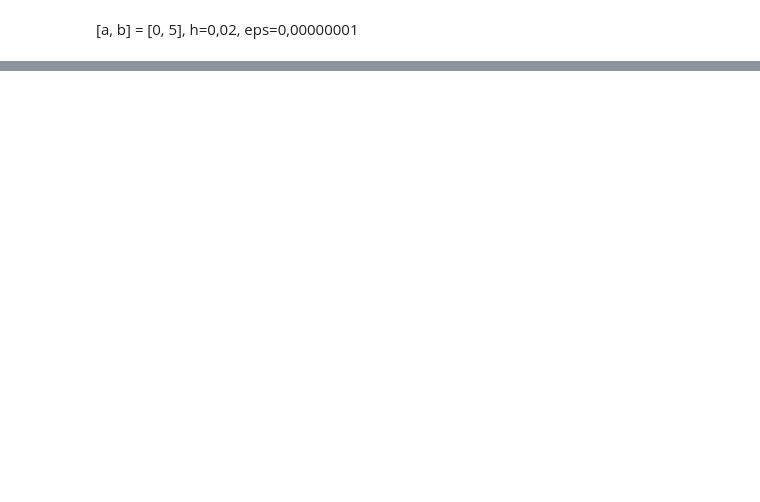
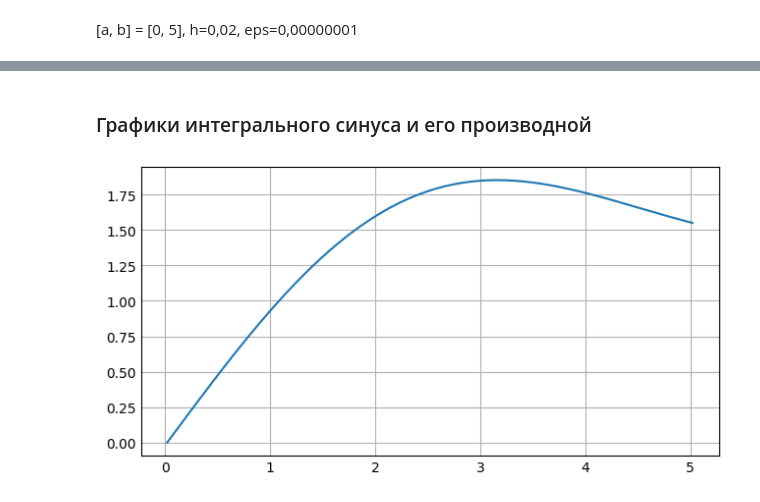
Before and after one commit to BKamol/NumericalMethods, a Jupyter notebook: Lab1.ipynb, the cells around one changed output, grey strips where cells are left out. Cells and saved outputs as stored; diff of their text form; code cells hidden in the pictures; blank space fills up the shorter version.

```diff
--- a/Lab1.ipynb
+++ b/Lab1.ipynb
@@ -1,29 +1,31 @@
 # %% [markdown]
 [a, b] = [0, 5], h=0,02, eps=0,00000001
 # %%
-def Si(x, eps=0.0000001):
+def Si(x: float, eps=0.0000001) -> float:
+    """Интегральный синус"""
     n = 0
     a = x
     q = -x*x*(2*n+1) / ((2*n+3)*(2*n+3)*(2*n+2))
     fx = a
 
     while abs(a) >= eps:
+        q = -x*x*(2*n+1) / ((2*n+3)*(2*n+3)*(2*n+2))
         n += 1
-        q = -x*x*(2*n+1) / ((2*n+3)*(2*n+3)*(2*n+2))
         a *= q
         fx += a
 
     return fx
 
-def dSi(x, eps=0.0000001):
+def dSi(x: float, eps=0.0000001) -> float:
+    """Производная интегрального синуса"""
     n = 0
     a = 1
-    q = -x*x* / ((2*n+2)*(2*n+3))
+    q = -x*x / ((2*n+2)*(2*n+3))
     fx = a
 
     while abs(a) >= eps:
+        q = -x*x / ((2*n+2)*(2*n+3))
         n += 1
-        q = -x*x*(2*n+1) / ((2*n+3)*(2*n+3)*(2*n+2))
         a *= q
         fx += a
 
@@ -38,0 +33,16 @@ while (a <= 0.02):
+# %%
+a, b, h = 0, 5, 0.02
+xs, ys, ys1 = [], [], []
+print(f"x,Si(x),dSi(x)")
+while (a <= b): #Si(x)
+    y = Si(a)
+    y1 = dSi(a)
+    #print(f"Si({round(a, 8)}) = {round(y, 8)}", end = "     |    ")
+    #print(f"dSi({round(a, 8)}) = {round(y1, 8)}")
+
+    print(f"{round(a, 2)},{round(y, 8)},{round(y1,8)}")
+    a += h
+
+    xs.append(a)
+    ys.append(y)
+    ys1.append(y1)
@@ -38,0 +67,19 @@ while (a <= 0.02):
+# %% [markdown]
+### Графики интегрального синуса и его производной
+# %%
+import matplotlib.pyplot as plt
+import numpy as np
+
+plt.style.use('_mpl-gallery')
+
+# make data
+x = xs
+y = ys
+
+# plot
+plt.rcParams["figure.figsize"] = (6,3)
+plt.plot(x, y)
+
+plt.show()
+# %% [output]
+[figure, added]
```
Also changed, not shown: parts of 26 cells of this notebook, 2 other files.
